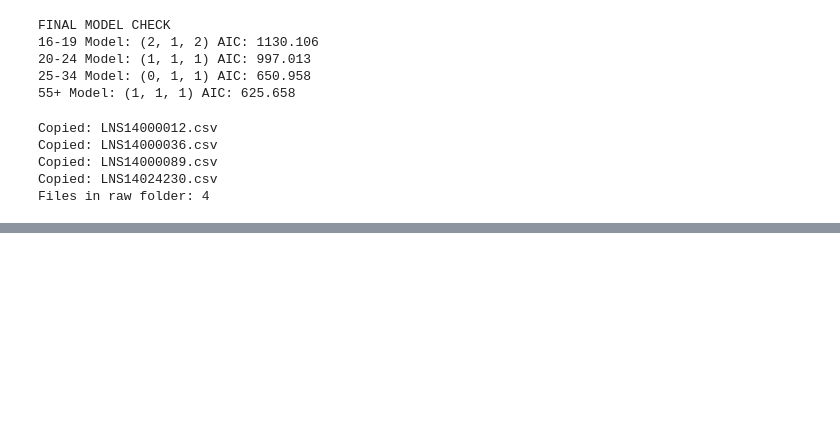
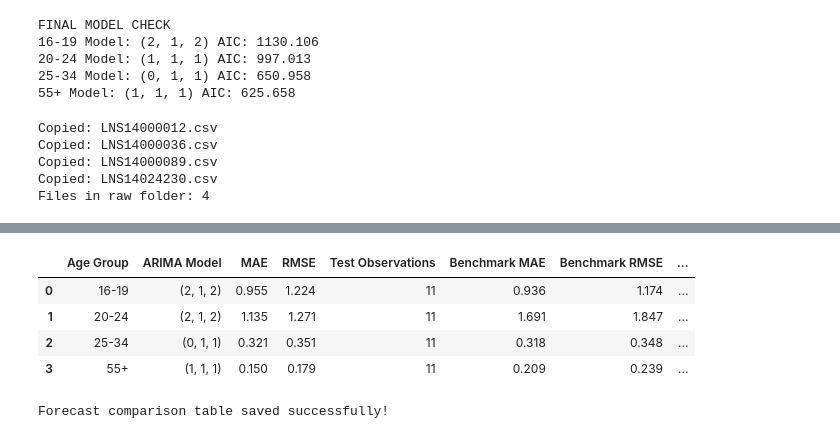
Before and after one commit to naniluciana100-cell/nailuciana100-cell.github.io, a Jupyter notebook: unemployment_project/Unemployment_analysis_FINAL.ipynb, the cells around one changed output, grey strips where cells are left out. Saved outputs shown, nothing was run; the diff lists cells and outputs as text; code cells hidden in the pictures; blank space fills up the shorter version.

```diff
--- a/unemployment_project/Unemployment_analysis_FINAL.ipynb
+++ b/unemployment_project/Unemployment_analysis_FINAL.ipynb
@@ -1408,0 +1473,5 @@ Files in raw folder: 4
+# %%
+import pandas as pd
+
+forecast = pd.read_csv("unemployment_forecast.csv")
+print(forecast.head())
@@ -1408,0 +2067,26 @@ Files in raw folder: 4
+# %%
+benchmark_results = []
+
+for group in ["16-19", "20-24", "25-34", "55+"]:
+    data = monthly_data[group]
+
+    train = data.loc[:"2025-08-01"]
+    test = data.loc["2025-09-01":"2026-08-01"]
+
+    last_value = train.iloc[-1]
+
+    actual = test.dropna()
+    benchmark_forecast = np.full(len(actual), last_value)
+
+    mae = np.mean(np.abs(actual.values - benchmark_forecast))
+    rmse = np.sqrt(np.mean((actual.values - benchmark_forecast) ** 2))
+
+    benchmark_results.append({
+        "Age Group": group,
+        "Benchmark MAE": round(mae, 3),
+        "Benchmark RMSE": round(rmse, 3)
+    })
+
+benchmark_results = pd.DataFrame(benchmark_results)
+
+display(benchmark_results)
@@ -1408,0 +2099,28 @@ Files in raw folder: 4
+# %%
+comparison_table = corrected_results.merge(
+    benchmark_results,
+    on="Age Group"
+)
+
+comparison_table["Better Model"] = np.where(
+    comparison_table["RMSE"] < comparison_table["Benchmark RMSE"],
+    "ARIMA",
+    "Benchmark"
+)
+
+display(comparison_table)
+# %% [output]
+|  | Age Group | ARIMA Model | MAE | RMSE | Test Observations | Benchmark MAE | Benchmark RMSE | ... |
+| 0 | 16-19 | (2, 1, 2) | 0.955 | 1.224 | 11 | 0.936 | 1.174 | ... |
+| 1 | 20-24 | (2, 1, 2) | 1.135 | 1.271 | 11 | 1.691 | 1.847 | ... |
+| 2 | 25-34 | (0, 1, 1) | 0.321 | 0.351 | 11 | 0.318 | 0.348 | ... |
+| 3 | 55+ | (1, 1, 1) | 0.150 | 0.179 | 11 | 0.209 | 0.239 | ... |
+# %%
+comparison_table.to_csv(
+    "output/forecast_comparison.csv",
+    index=False
+)
+
+print("Forecast comparison table saved successfully!")
+# %% [output]
+Forecast comparison table saved successfully!
```
Also changed, not shown: parts of 33 cells of this notebook, 1 other file.
